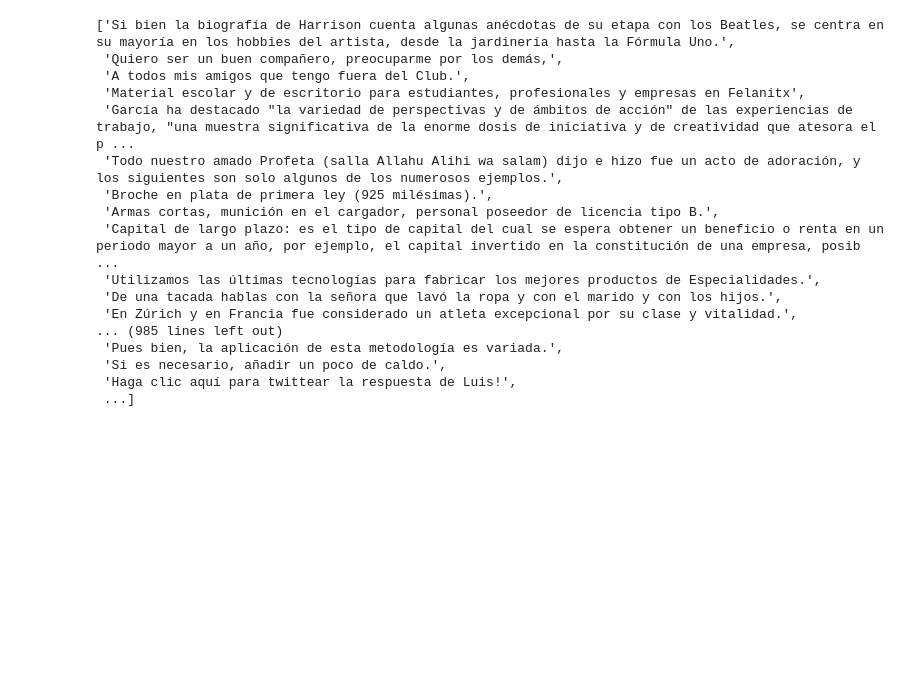
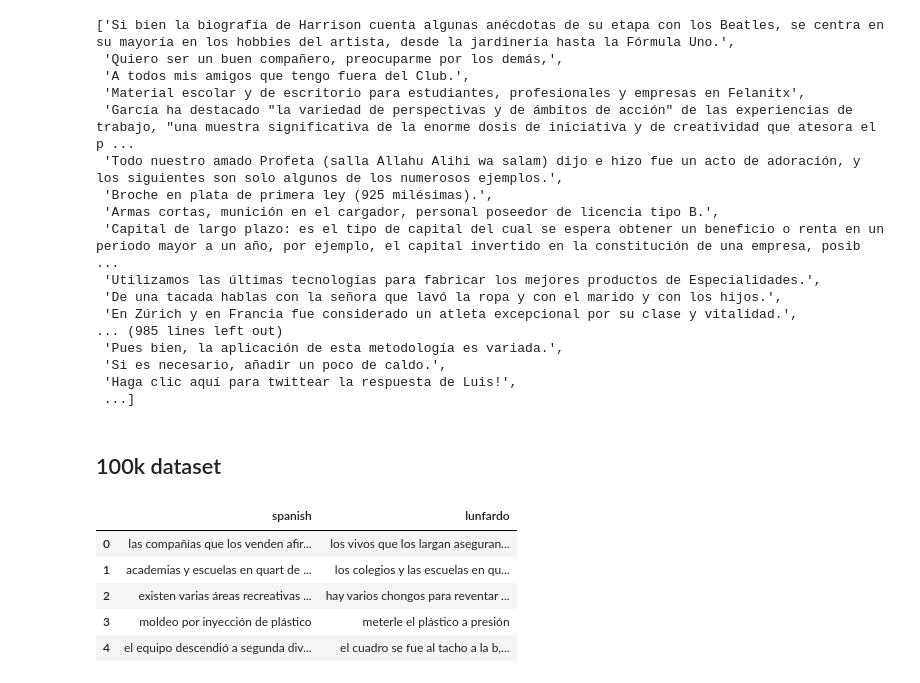
Before and after one commit to aaronbernal28/lunfardo-translator, a Jupyter notebook: codebase/noteboooks/explotation.ipynb, the cells around one changed output. Saved outputs shown, nothing was run; the diff lists cells and outputs as text; code cells hidden in the pictures; blank space fills up the shorter version.

```diff
--- a/codebase/noteboooks/explotation.ipynb
+++ b/codebase/noteboooks/explotation.ipynb
@@ -331,3 +333,17 @@ data_sampled['spanish'].to_list()
  'Si es necesario, añadir un poco de caldo.',
  'Haga clic aquí para twittear la respuesta de Luis!',
  ...]
+# %% [markdown]
+## 100k dataset
+# %%
+# cargamos los datos small
+data = pd.read_csv('../../data/es-es_LF_100k.txt', sep='\t', header=None, on_bad_lines='skip')
+data.columns = ['spanish', 'lunfardo']
+data.head()
+# %% [output]
+|  | spanish | lunfardo |
+| 0 | las compañías que los venden afir... | los vivos que los largan aseguran... |
+| 1 | academias y escuelas en quart de ... | los colegios y las escuelas en qu... |
+| 2 | existen varias áreas recreativas ... | hay varios chongos para reventar ... |
+| 3 | moldeo por inyección de plástico | meterle el plástico a presión |
+| 4 | el equipo descendió a segunda div... | el cuadro se fue al tacho a la b,... |
```
Also changed, not shown: parts of 14 cells of this notebook, 1 other file.
